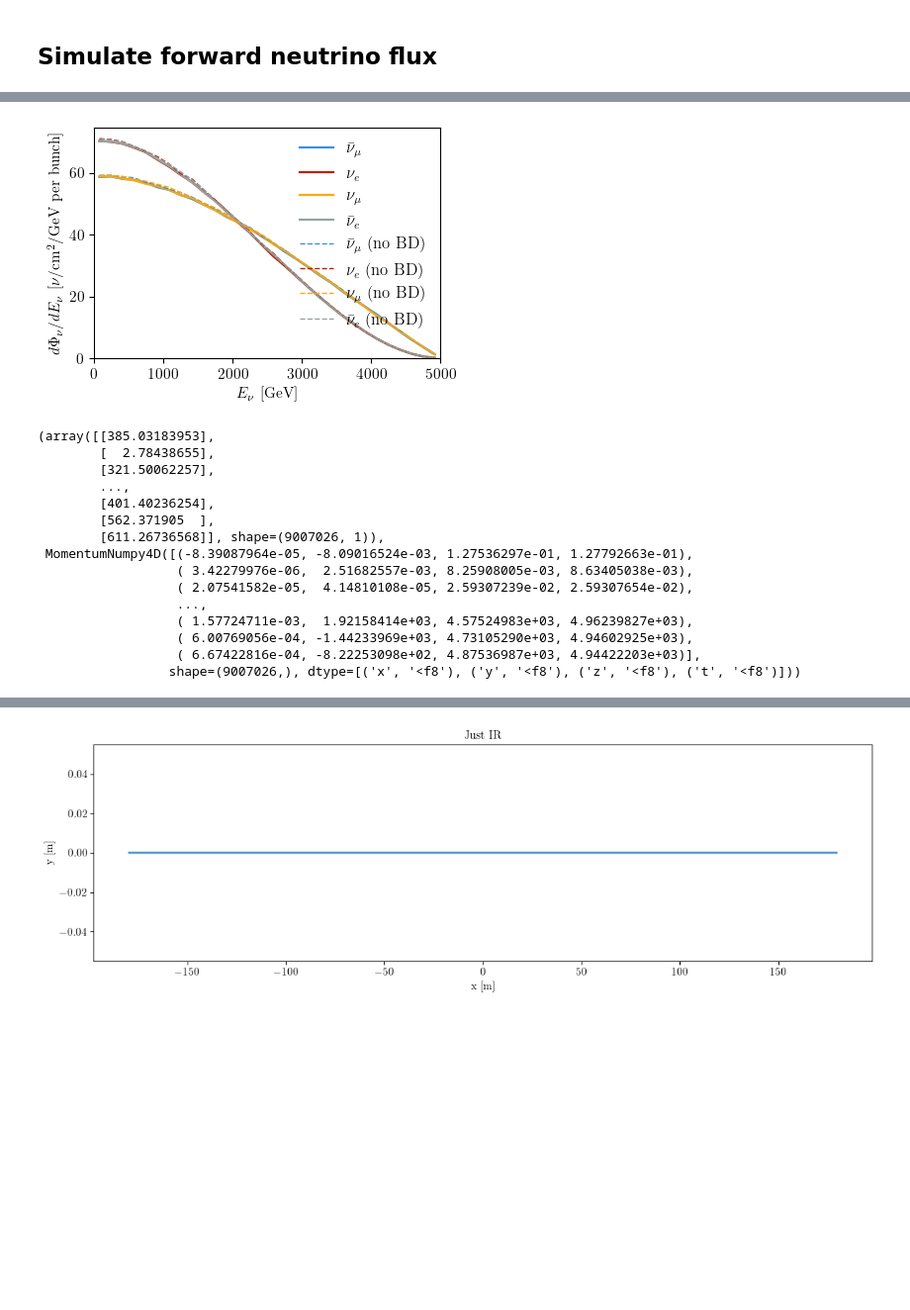
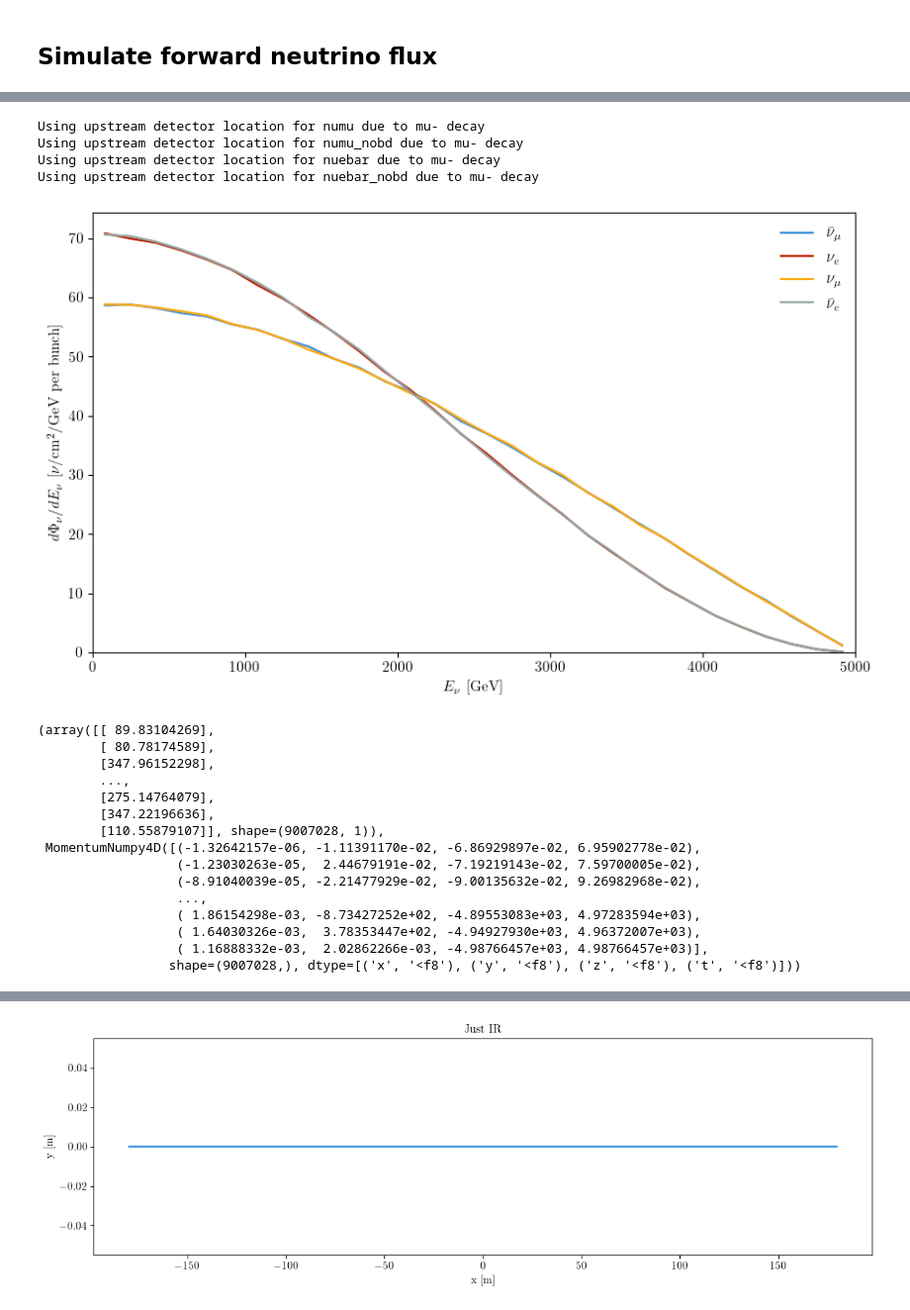
Before and after one commit to jchoi55/MINT, a Jupyter notebook: main_collider_ring_studies.ipynb, the cells around one changed output, grey strips where cells are left out. Shown at 99% size. Drawn from its saved outputs; the diff is of its cells as text; code cells hidden in the pictures; blank space fills up the shorter version.

```diff
--- a/main_collider_ring_studies.ipynb
+++ b/main_collider_ring_studies.ipynb
@@ -221,7 +221,8 @@ ring_sims = {
 for flavor, sim in ring_sims.items():
     sim.decay_muons()
 
-    if ring_sims[flavor]=="numu" or ring_sims[flavor]=="numu_nobd":
+    if flavor=="numu" or flavor=="numu_nobd" or flavor=="nuebar" or flavor=="nuebar_nobd":
         sim.place_muons_on_lattice(lattice=ring_lattice, direction="counter-clockwise")
+        print(f"Placing {flavor} muons on lattice in counter-clockwise direction")
     else:
         sim.place_muons_on_lattice(lattice=ring_lattice, direction="clockwise")
@@ -259,61 +265,66 @@ energy_centers = 0.5 * (energy_edges[1:] + energy_edges[:-1])
 
 flux_results = {}
 for flavor, sim in ring_sims.items():
-    if ring_sims[flavor] == "numu" or ring_sims[flavor] == "numu_nobd"or ring_sims[flavor] == "nuebar"or ring_sims[flavor] == "nuebar_nobd":
+    if flavor == "numu" or flavor == "numu_nobd" or flavor == "nuebar" or flavor == "nuebar_nobd":
         loc = det_location2
+        print(f"Using upstream detector location for {flavor} due to mu- decay")
     else:
         loc = det_location
     e_edges, flux = sim.get_flux_at_generic_location(
         det_location=loc,
         det_radius=det_radius,
         ebins=energy_edges,
         per_cm2=True,
         normalization=1,
     )
 
     if np.isscalar(e_edges):
         flux = np.zeros_like(energy_centers)
     flux_results[flavor] = flux
 
-fig, ax = pt.std_fig()
+fig, ax = pt.std_fig(figsize=(10, 6))
 label = {"numubar": r"$\bar\nu_\mu$", "nue": r"$\nu_e$", "numu": r"$\nu_\mu$", "nuebar": r"$\bar\nu_e$"}
 for i, flavor in enumerate(["numubar", "nue", "numu", "nuebar"]):
     ax.plot(energy_centers, flux_results[flavor], lw=1.6, label=label[flavor])
     # ax[i].set_yscale("log")
     ax.set_xlabel(r"$E_\nu$ [GeV]")
 
 plt.gca().set_prop_cycle(None)
-for i, flavor in enumerate(["numubar", "nue", "numu", "nuebar"]):
-    ax.plot(energy_centers, flux_results[flavor+'_nobd'], lw=1, ls='--', label=label[flavor]+r' (no BD)')
-    # ax[i].set_yscale("log")
-    ax.set_xlabel(r"$E_\nu$ [GeV]")
+# for i, flavor in enumerate(["numubar", "nue", "numu", "nuebar"]):
+#     ax.plot(energy_centers, flux_results[flavor+'_nobd'], lw=1, ls='--', label=label[flavor]+r' (no BD)')
+#     # ax[i].set_yscale("log")
+#     ax.set_xlabel(r"$E_\nu$ [GeV]")
 
 ax.set_xlim(0, 5e3)
 ax.set_ylim(0, None)
 ax.legend(frameon=False, fontsize=12)
 ax.set_ylabel(r"$d\Phi_\nu/dE_\nu$ [$\nu$/cm$^{2}$/GeV per bunch]")
 fig.tight_layout()
 fig.savefig("plots/hybrid_v06_flux_spectrum.pdf", dpi=300, bbox_inches="tight")
 # %% [output]
+Using upstream detector location for numu due to mu- decay
+Using upstream detector location for numu_nobd due to mu- decay
+Using upstream detector location for nuebar due to mu- decay
+Using upstream detector location for nuebar_nobd due to mu- decay
-[figure, old version]
+[figure, new version]
 # %%
 sim.weights, sim.pnu
 # %% [output]
-(array([[385.03183953],
-        [  2.78438655],
-        [321.50062257],
+(array([[ 89.83104269],
+        [ 80.78174589],
+        [347.96152298],
         ...,
-        [401.40236254],
-        [562.371905  ],
-        [611.26736568]], shape=(9007026, 1)),
- MomentumNumpy4D([(-8.39087964e-05, -8.09016524e-03, 1.27536297e-01, 1.27792663e-01),
-                  ( 3.42279976e-06,  2.51682557e-03, 8.25908005e-03, 8.63405038e-03),
-                  ( 2.07541582e-05,  4.14810108e-05, 2.59307239e-02, 2.59307654e-02),
+        [275.14764079],
+        [347.22196636],
+        [110.55879107]], shape=(9007028, 1)),
+ MomentumNumpy4D([(-1.32642157e-06, -1.11391170e-02, -6.86929897e-02, 6.95902778e-02),
+                  (-1.23030263e-05,  2.44679191e-02, -7.19219143e-02, 7.59700005e-02),
+                  (-8.91040039e-05, -2.21477929e-02, -9.00135632e-02, 9.26982968e-02),
                   ...,
-                  ( 1.57724711e-03,  1.92158414e+03, 4.57524983e+03, 4.96239827e+03),
-                  ( 6.00769056e-04, -1.44233969e+03, 4.73105290e+03, 4.94602925e+03),
-                  ( 6.67422816e-04, -8.22253098e+02, 4.87536987e+03, 4.94422203e+03)],
-                 shape=(9007026,), dtype=[('x', '<f8'), ('y', '<f8'), ('z', '<f8'), ('t', '<f8')]))
+                  ( 1.86154298e-03, -8.73427252e+02, -4.89553083e+03, 4.97283594e+03),
+                  ( 1.64030326e-03,  3.78353447e+02, -4.94927930e+03, 4.96372007e+03),
+                  ( 1.16888332e-03,  2.02862266e-03, -4.98766457e+03, 4.98766457e+03)],
+                 shape=(9007028,), dtype=[('x', '<f8'), ('y', '<f8'), ('z', '<f8'), ('t', '<f8')]))
 # %%
 def get_event_rate_at_annuli_event_based(sim, flavor, det_loc=det_location, r_edges=np.linspace(0.0, det_radius, 51), nucleon_column_density=nucleon_column_density, xsecs=xsecs, bunches_per_year=bunches_per_year):
     """
```
Also changed, not shown: parts of 16 cells of this notebook, 24 other files.
